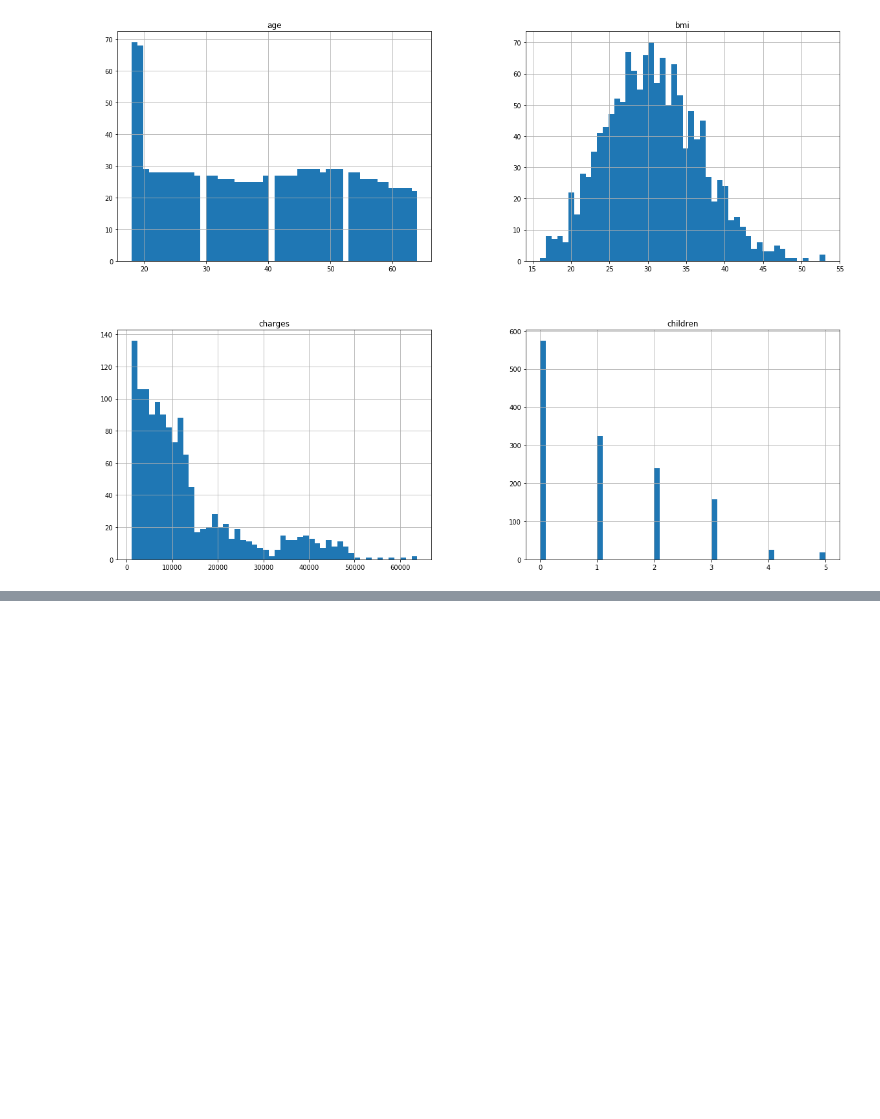
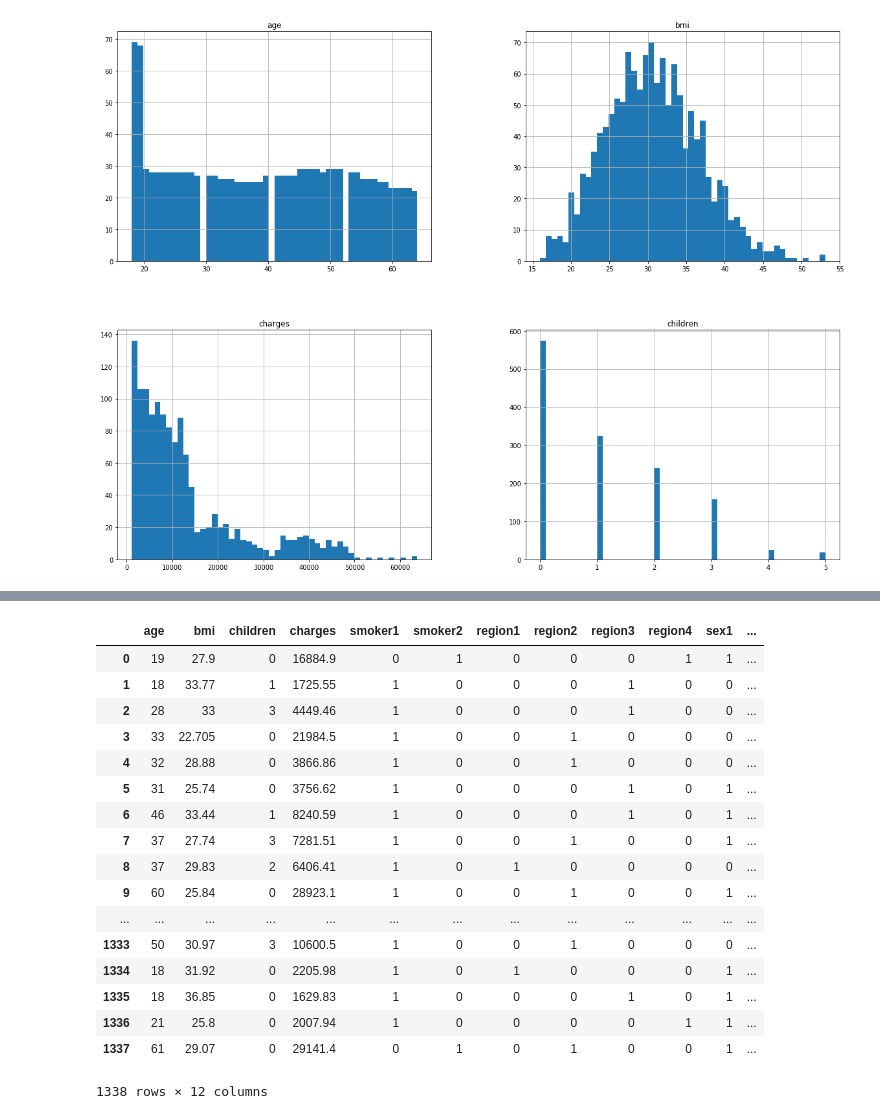
Before and after one commit to arshiyaansari/InsuranceModel, a Jupyter notebook: codeathon1.ipynb, the cells around one changed output, grey strips where cells are left out. Drawn from its saved outputs; the diff is of its cells as text; code cells hidden in the pictures; blank space fills up the shorter version.

```diff
--- a/codeathon1.ipynb
+++ b/codeathon1.ipynb
@@ -47,0 +88,6 @@ plt.show()
+# %%
+
+insurance_cat = insurance[['smoker', 'region', 'sex']]
+insurance_cat.head(10)
+
+# insurance_num.median().values
@@ -48,2 +133,27 @@ plt.show()
+# %%
+df = pd.DataFrame(data=insurance1)
+encoded_df = df.drop([1, 4, 5], axis=1)
+encoded = encoded_df.rename(index = str, columns= {0 : "age", 2: "bmi", 3: "children", 6: "charges", 7: "smoker1", 8: "smoker2",
+9: "region1", 10: "region2", 11: "region3", 12: "region4", 13: "sex1", 14: "sex2"})
+encoded
+# %% [output]
+|  | age | bmi | children | charges | smoker1 | smoker2 | region1 | region2 | region3 | region4 | sex1 | ... |
+| 0 | 19 | 27.9 | 0 | 16884.9 | 0 | 1 | 0 | 0 | 0 | 1 | 1 | ... |
+| 1 | 18 | 33.77 | 1 | 1725.55 | 1 | 0 | 0 | 0 | 1 | 0 | 0 | ... |
+| 2 | 28 | 33 | 3 | 4449.46 | 1 | 0 | 0 | 0 | 1 | 0 | 0 | ... |
+| 3 | 33 | 22.705 | 0 | 21984.5 | 1 | 0 | 0 | 1 | 0 | 0 | 0 | ... |
+| 4 | 32 | 28.88 | 0 | 3866.86 | 1 | 0 | 0 | 1 | 0 | 0 | 0 | ... |
+| 5 | 31 | 25.74 | 0 | 3756.62 | 1 | 0 | 0 | 0 | 1 | 0 | 1 | ... |
+| 6 | 46 | 33.44 | 1 | 8240.59 | 1 | 0 | 0 | 0 | 1 | 0 | 1 | ... |
+| 7 | 37 | 27.74 | 3 | 7281.51 | 1 | 0 | 0 | 1 | 0 | 0 | 1 | ... |
+| 8 | 37 | 29.83 | 2 | 6406.41 | 1 | 0 | 1 | 0 | 0 | 0 | 0 | ... |
+| 9 | 60 | 25.84 | 0 | 28923.1 | 1 | 0 | 0 | 1 | 0 | 0 | 1 | ... |
+| ... | ... | ... | ... | ... | ... | ... | ... | ... | ... | ... | ... | ... |
+| 1333 | 50 | 30.97 | 3 | 10600.5 | 1 | 0 | 0 | 1 | 0 | 0 | 0 | ... |
+| 1334 | 18 | 31.92 | 0 | 2205.98 | 1 | 0 | 1 | 0 | 0 | 0 | 1 | ... |
+| 1335 | 18 | 36.85 | 0 | 1629.83 | 1 | 0 | 0 | 0 | 1 | 0 | 1 | ... |
+| 1336 | 21 | 25.8 | 0 | 2007.94 | 1 | 0 | 0 | 0 | 0 | 1 | 1 | ... |
+| 1337 | 61 | 29.07 | 0 | 29141.4 | 0 | 1 | 0 | 1 | 0 | 0 | 1 | ... |
+1338 rows × 12 columns
 # %%
 from sklearn.model_selection import train_test_split
```
Also changed, not shown: parts of 34 cells of this notebook, 2 other files.
